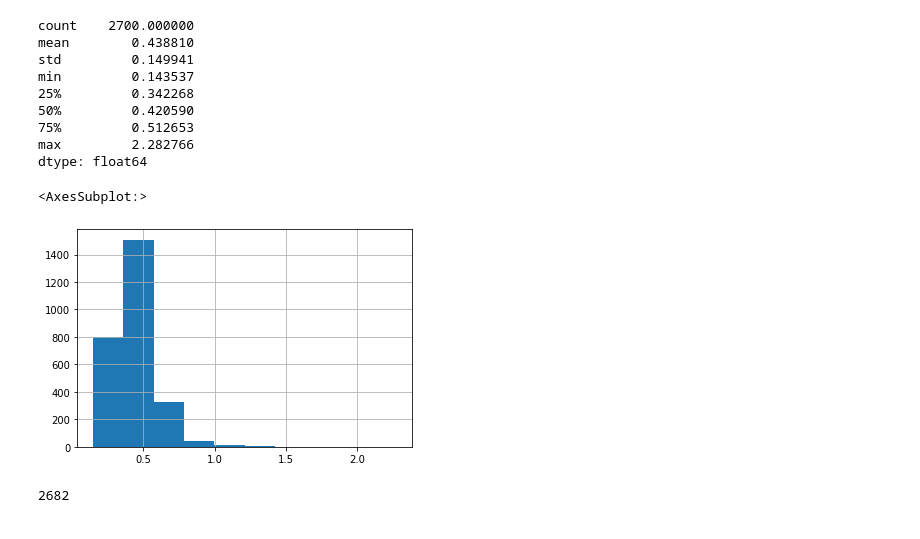
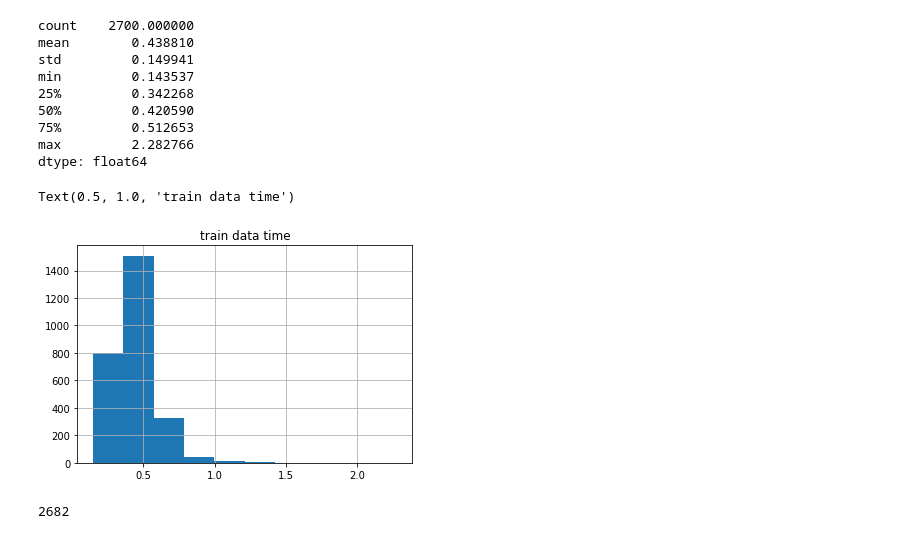
Before and after one commit to shin04/B4Lecture-2021, a Jupyter notebook: ex_9/kajiwara/notebooks/EDA.ipynb, the cells around one changed output. Saved outputs shown, nothing was run; the diff lists cells and outputs as text; code cells hidden in the pictures.

```diff
--- a/ex_9/kajiwara/notebooks/EDA.ipynb
+++ b/ex_9/kajiwara/notebooks/EDA.ipynb
@@ -33,9 +34,10 @@ max         2.282766
 dtype: float64
 # %%
 train_times.hist()
+plt.title('train data time')
 # %% [output]
-<AxesSubplot:>
+Text(0.5, 1.0, 'train data time')
-[figure, old version]
+[figure, new version]
 # %%
 t = [item for item in train_times if item <= 1.0]
 len(t)
```
Also changed, not shown: parts of 39 cells of this notebook, 7 other files.
